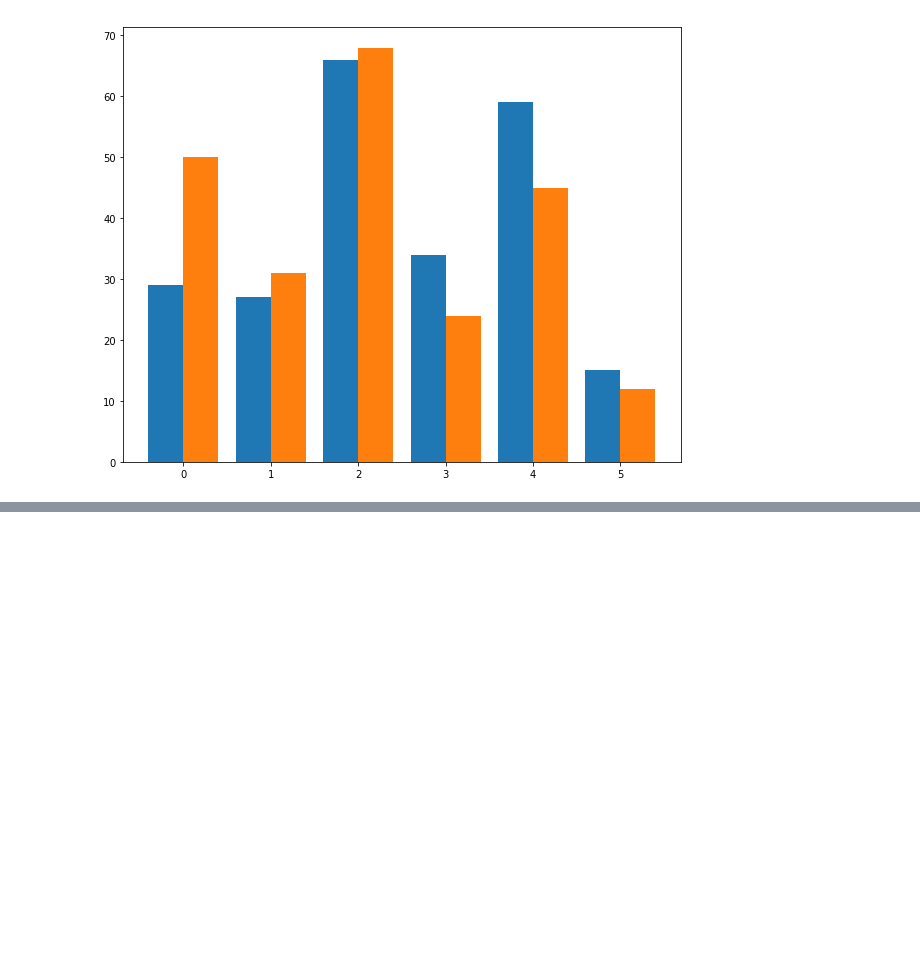
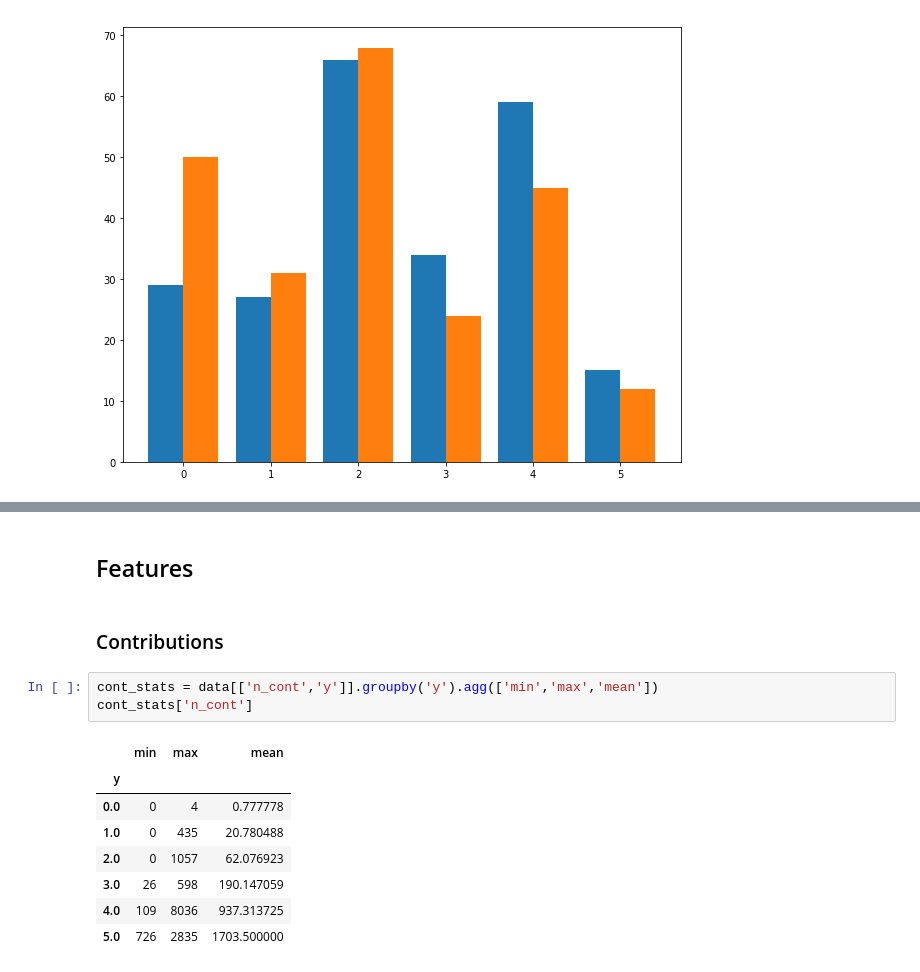
Before and after one commit to conorosully/git-rater, a Jupyter notebook: src/data_exploration.ipynb, the cells around one changed output, grey strips where cells are left out. Saved outputs shown, nothing was run; the diff lists cells and outputs as text; blank space fills up the shorter version.

```diff
--- a/src/data_exploration.ipynb
+++ b/src/data_exploration.ipynb
@@ -100,0 +109,16 @@ plt.savefig('../figures/ratings_final.png',format='png')
+# %% [markdown]
+## Features
+# %% [markdown]
+### Contributions
+# %%
+cont_stats = data[['n_cont','y']].groupby('y').agg(['min','max','mean'])
+cont_stats['n_cont']
+# %% [output]
+|  | min | max | mean |
+| y |  |  |  |
+| 0.0 | 0 | 4 | 0.777778 |
+| 1.0 | 0 | 435 | 20.780488 |
+| 2.0 | 0 | 1057 | 62.076923 |
+| 3.0 | 26 | 598 | 190.147059 |
+| 4.0 | 109 | 8036 | 937.313725 |
+| 5.0 | 726 | 2835 | 1703.500000 |
```
Also changed, not shown: parts of 11 cells of this notebook.
